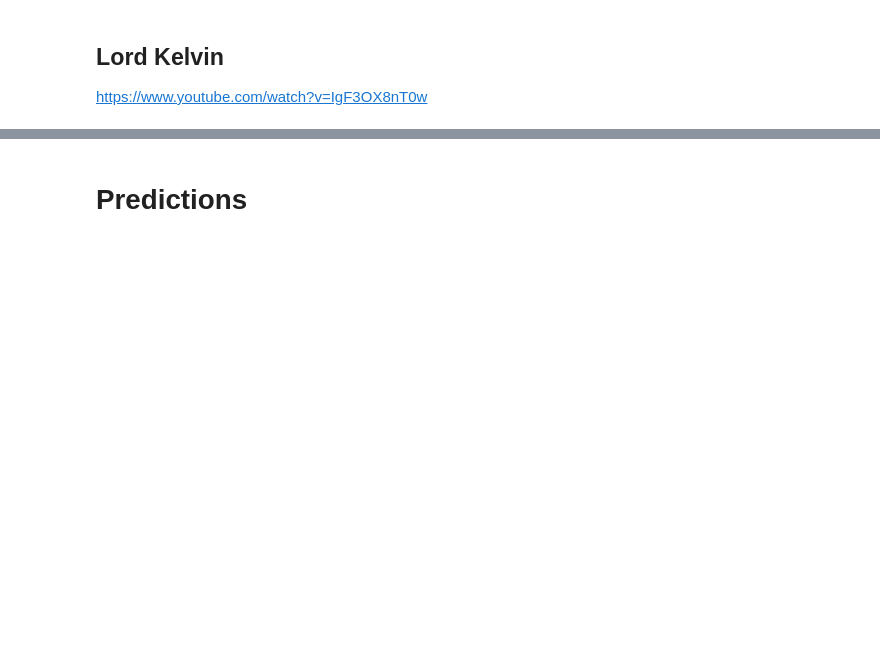
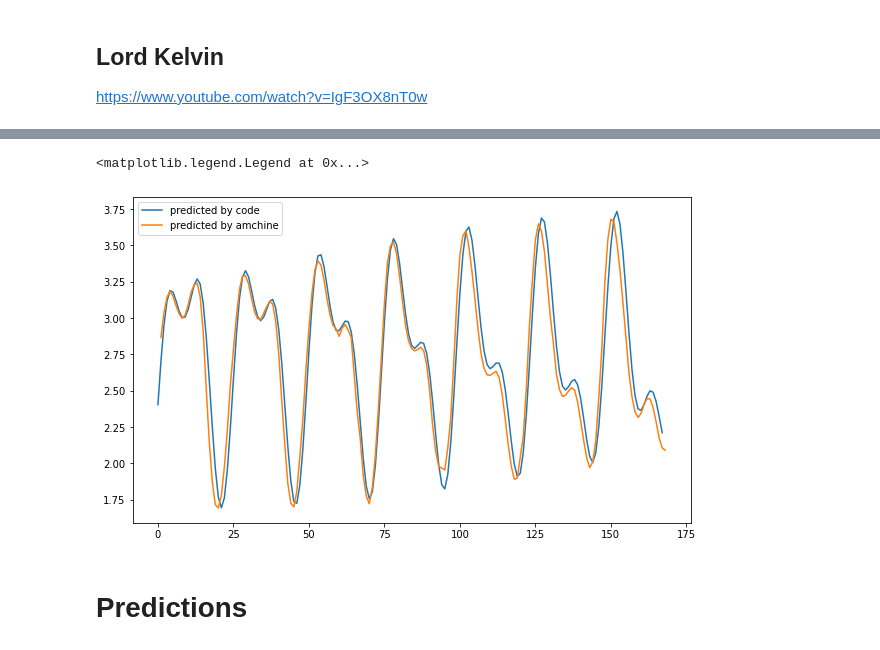
Before and after one commit to qt22/SYDE362, a Jupyter notebook: tide_analysis.ipynb, the cells around one changed output, grey strips where cells are left out. Cells and saved outputs as stored; diff of their text form; code cells hidden in the pictures; blank space fills up the shorter version.

```diff
--- a/tide_analysis.ipynb
+++ b/tide_analysis.ipynb
@@ -442,3 +441,31 @@ array([1.93235793, 2.07755258, 2.33480597, 2.66865604, 3.02600319,
+# %%
+LKTide = np.concatenate((a1, a2, a3))
+LKTide = LKTide[0:168]
+array = np.arange(0, 168)
+
+
+
+
+file_path = 'TideMachineData.csv'
+
+df2 = pd.read_csv(file_path, header=None)
+
+x = df2.iloc[:, 0]
+predTide = df2.iloc[:, 1]
+
+maxY = np.max(predTide)
+predTide = 2*maxY - predTide;
+
+predTide = predTide - 2.01
+
+
+plt.figure(figsize=(10,6))
+plt.plot(array, LKTide, label='predicted by code')
+plt.plot(x, predTide, label='predicted by amchine')
+plt.legend()
+# %% [output]
+<matplotlib.legend.Legend at 0x...>
+[figure, added]
 # %% [markdown]
 # Predictions
 # %%
```
Also changed, not shown: parts of 19 cells of this notebook, 4 other files.
